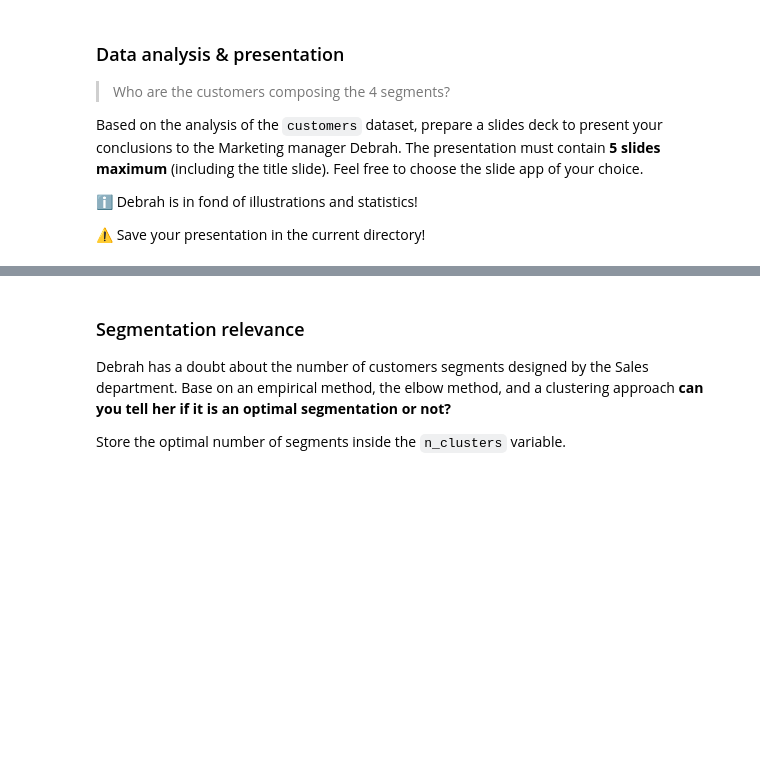
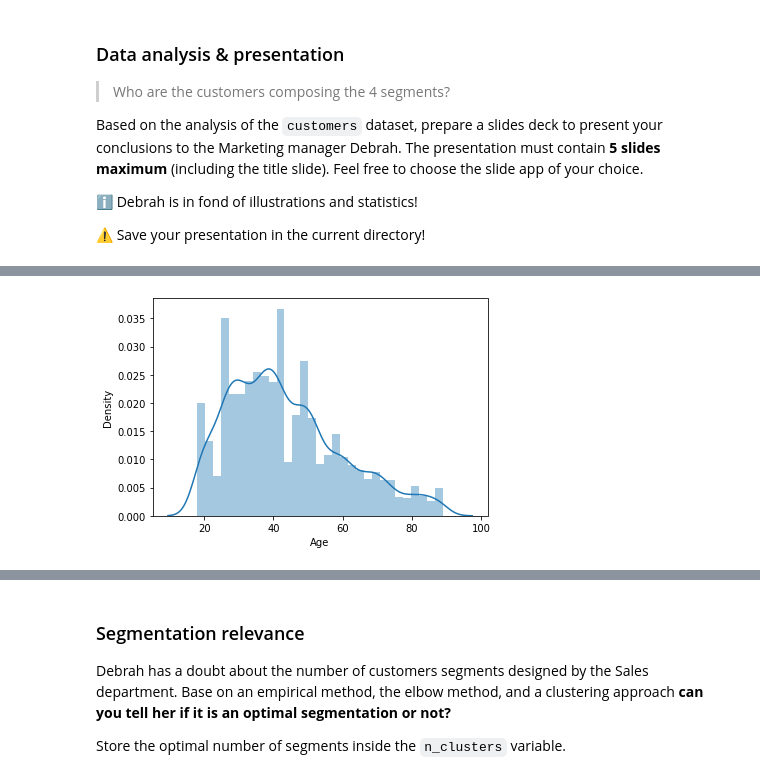
Before and after one commit to elanhermi/data-certification-exam, a Jupyter notebook: decision_science/customers_segmentation_exam.ipynb, the cells around one changed output, grey strips where cells are left out. Saved outputs shown, nothing was run; the diff lists cells and outputs as text; code cells hidden in the pictures; blank space fills up the shorter version.

```diff
--- a/decision_science/customers_segmentation_exam.ipynb
+++ b/decision_science/customers_segmentation_exam.ipynb
@@ -133,0 +165,4 @@ Based on the analysis of the `customers` dataset, prepare a slides deck to prese
+# %%
+sns.distplot(customers['Age'])
+# %% [output]
+[figure, added]
```
Also changed, not shown: parts of 29 cells of this notebook.
